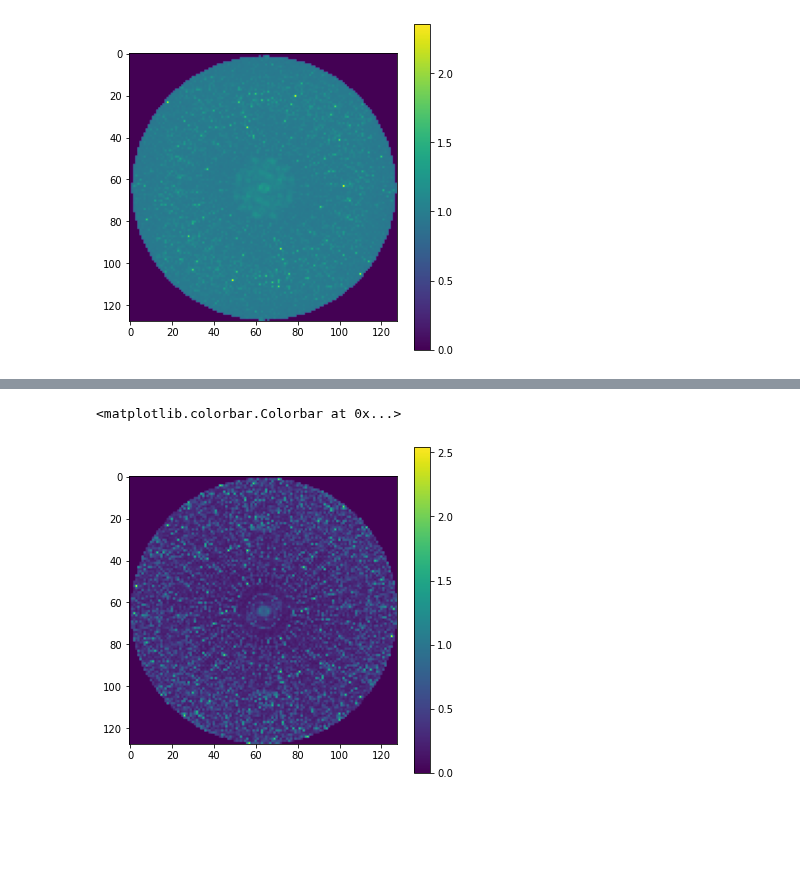
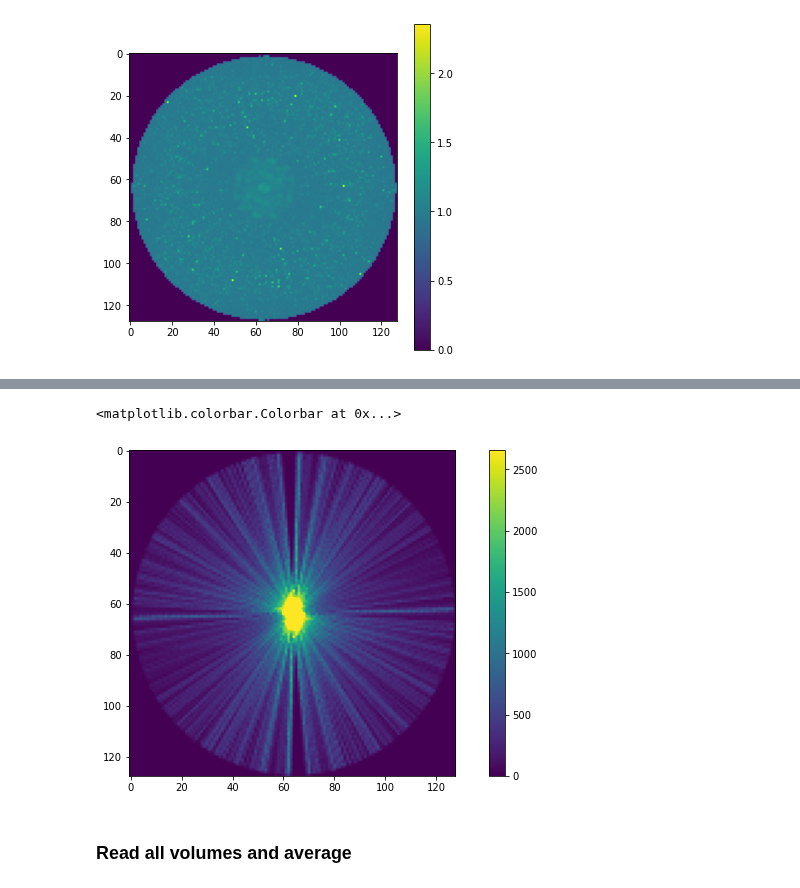
Before and after one commit to bogdantoader/simplecryoem, a Jupyter notebook: nb/Volume_residual.ipynb, the cells around one changed output, grey strips where cells are left out. Saved outputs shown, nothing was run; the diff lists cells and outputs as text; code cells hidden in the pictures; blank space fills up the shorter version.

```diff
--- a/nb/Volume_residual.ipynb
+++ b/nb/Volume_residual.ipynb
@@ -353 +372,4 @@ resid0_sig = resid0/(sigma_vol+1)
+# %%
+vol_resid_sig = vol_resid/(vol_sigma + 1e-14)
+vol_img_sig = vol_img/(vol_sigma + 1e-14)
 # %%
@@ -368,6 +401,6 @@ mip_z(resid_sig); plt.colorbar()
-# %%
-mip_z(resid0_sig); plt.colorbar()
-# %% [output]
-<matplotlib.colorbar.Colorbar at 0x...>
-[figure, removed]
+# %%
+plt.imshow(jnp.abs(vol_counts[64]), vmax=vmax_sig); plt.colorbar()
+# %% [output]
+<matplotlib.colorbar.Colorbar at 0x...>
+[figure, added]
 # %%
@@ -382,0 +412,2 @@ with mrcfile.new(f"../data/cryodrgn_crossvalidation/resids/resid0_sig_cv{cvidx}_
+# %% [markdown]
+### Read all volumes and average
```
Also changed, not shown: parts of 41 cells of this notebook, 4 other files.
